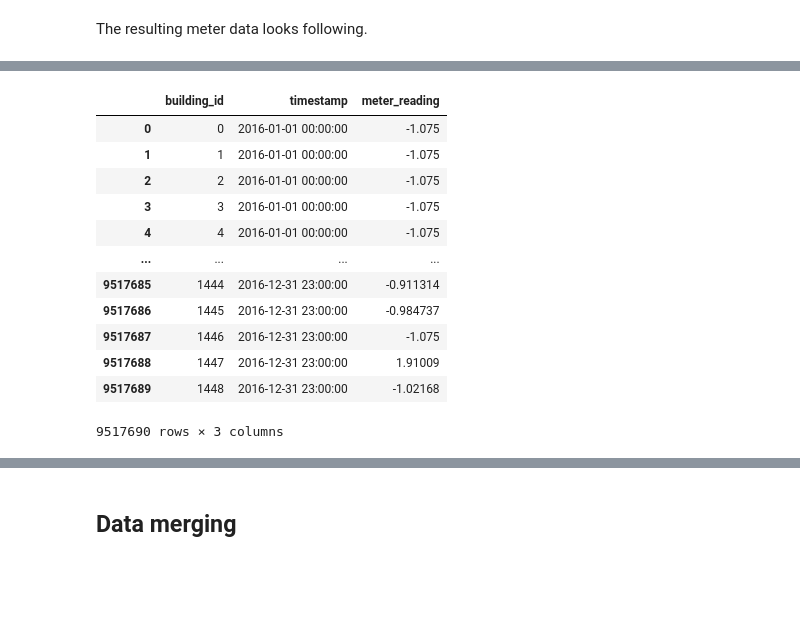
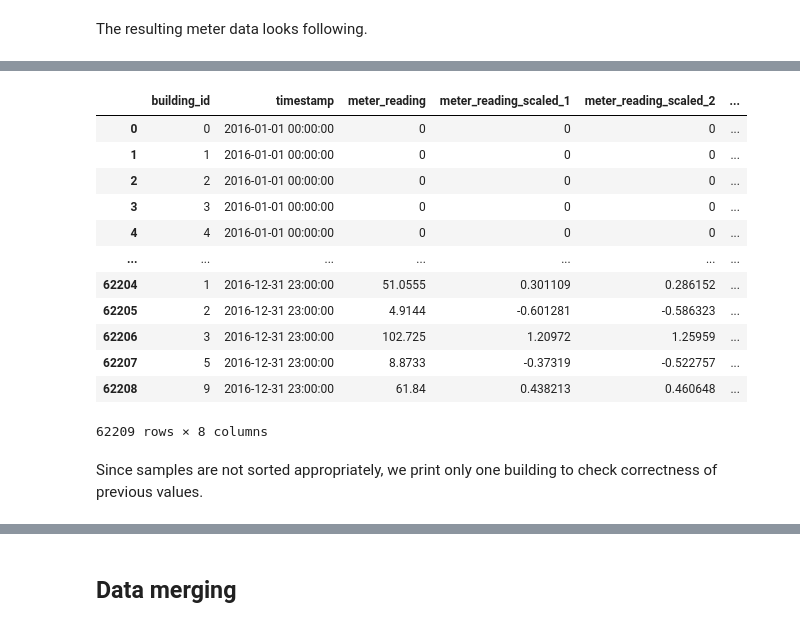
Before and after one commit to dmitana/fiit_knowledge_discovery_project, a Jupyter notebook: notebooks/preprocessing.ipynb, the cells around one changed output, grey strips where cells are left out. Cells and saved outputs as stored; diff of their text form; code cells hidden in the pictures; blank space fills up the shorter version.

```diff
--- a/notebooks/preprocessing.ipynb
+++ b/notebooks/preprocessing.ipynb
@@ -396,8 +396,8 @@ weather_features
 # %% [markdown]
 ## Meter data
 # %%
-train_meter = pd.read_csv('data/train.csv')
-train_meter
+meter_data = pd.read_csv('data/train.csv')
+meter_data
 # %% [output]
 |  | building_id | meter | timestamp | meter_reading |
 | 0 | 0 | 0 | 2016-01-01 00:00:00 | 0.000 |
@@ -416,0 +417,2 @@ tm_copy = train_meter.copy()
+# %%
+meter_data_aux = meter_data[meter_data.building_id < 10]
@@ -446,6 +458,7 @@ We can see that values are properly scaled. However we can not see that values a
 # %% [markdown]
 The resulting meter data looks following.
 # %%
-meter_features = meter_fu.union_features(train_meter)
+%%time
+meter_features = meter_fu.union_features(meter_data_aux)
 meter_features
 # %% [output]
@@ -452,13 +467,15 @@ meter_features
-|  | building_id | timestamp | meter_reading |
-| 0 | 0 | 2016-01-01 00:00:00 | -1.075 |
-| 1 | 1 | 2016-01-01 00:00:00 | -1.075 |
-| 2 | 2 | 2016-01-01 00:00:00 | -1.075 |
-| 3 | 3 | 2016-01-01 00:00:00 | -1.075 |
-| 4 | 4 | 2016-01-01 00:00:00 | -1.075 |
-| ... | ... | ... | ... |
-| 9517685 | 1444 | 2016-12-31 23:00:00 | -0.911314 |
-| 9517686 | 1445 | 2016-12-31 23:00:00 | -0.984737 |
-| 9517687 | 1446 | 2016-12-31 23:00:00 | -1.075 |
-| 9517688 | 1447 | 2016-12-31 23:00:00 | 1.91009 |
-| 9517689 | 1448 | 2016-12-31 23:00:00 | -1.02168 |
+|  | building_id | timestamp | meter_reading | meter_reading_scaled_1 | meter_reading_scaled_2 | ... |
+| 0 | 0 | 2016-01-01 00:00:00 | 0 | 0 | 0 | ... |
+| 1 | 1 | 2016-01-01 00:00:00 | 0 | 0 | 0 | ... |
+| 2 | 2 | 2016-01-01 00:00:00 | 0 | 0 | 0 | ... |
+| 3 | 3 | 2016-01-01 00:00:00 | 0 | 0 | 0 | ... |
+| 4 | 4 | 2016-01-01 00:00:00 | 0 | 0 | 0 | ... |
+| ... | ... | ... | ... | ... | ... | ... |
+| 62204 | 1 | 2016-12-31 23:00:00 | 51.0555 | 0.301109 | 0.286152 | ... |
+| 62205 | 2 | 2016-12-31 23:00:00 | 4.9144 | -0.601281 | -0.586323 | ... |
+| 62206 | 3 | 2016-12-31 23:00:00 | 102.725 | 1.20972 | 1.25959 | ... |
+| 62207 | 5 | 2016-12-31 23:00:00 | 8.8733 | -0.37319 | -0.522757 | ... |
+| 62208 | 9 | 2016-12-31 23:00:00 | 61.84 | 0.438213 | 0.460648 | ... |
-9517690 rows × 3 columns
+62209 rows × 8 columns
+# %% [markdown]
+Since samples are not sorted appropriately, we print only one building to check correctness of previous values.
```
Also changed, not shown: parts of 50 cells of this notebook.
